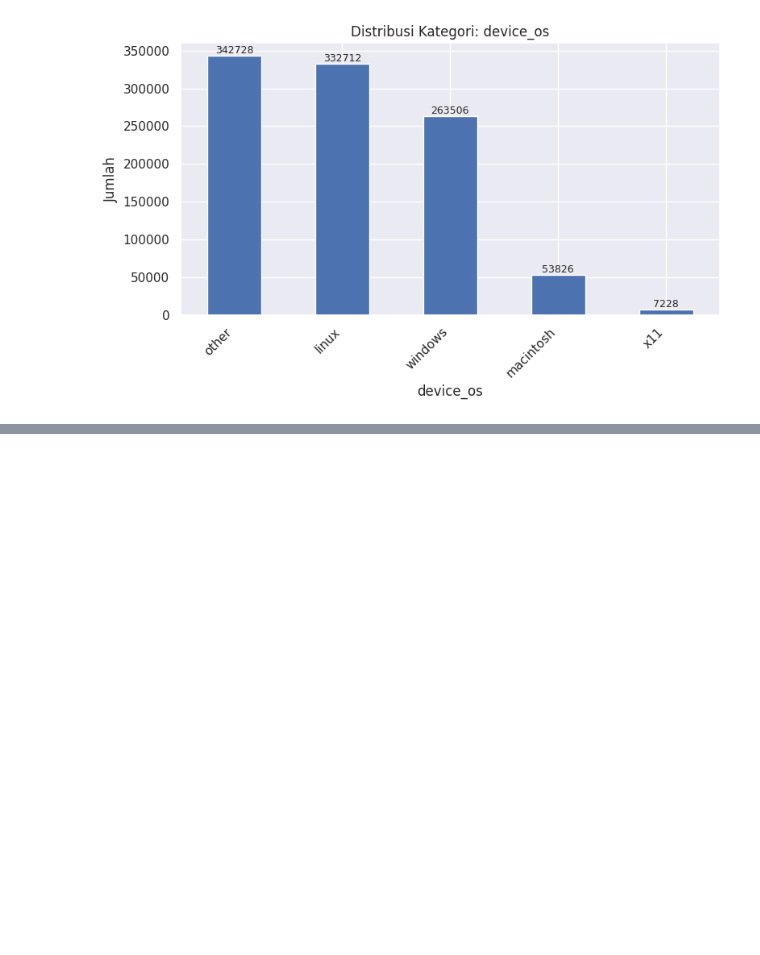
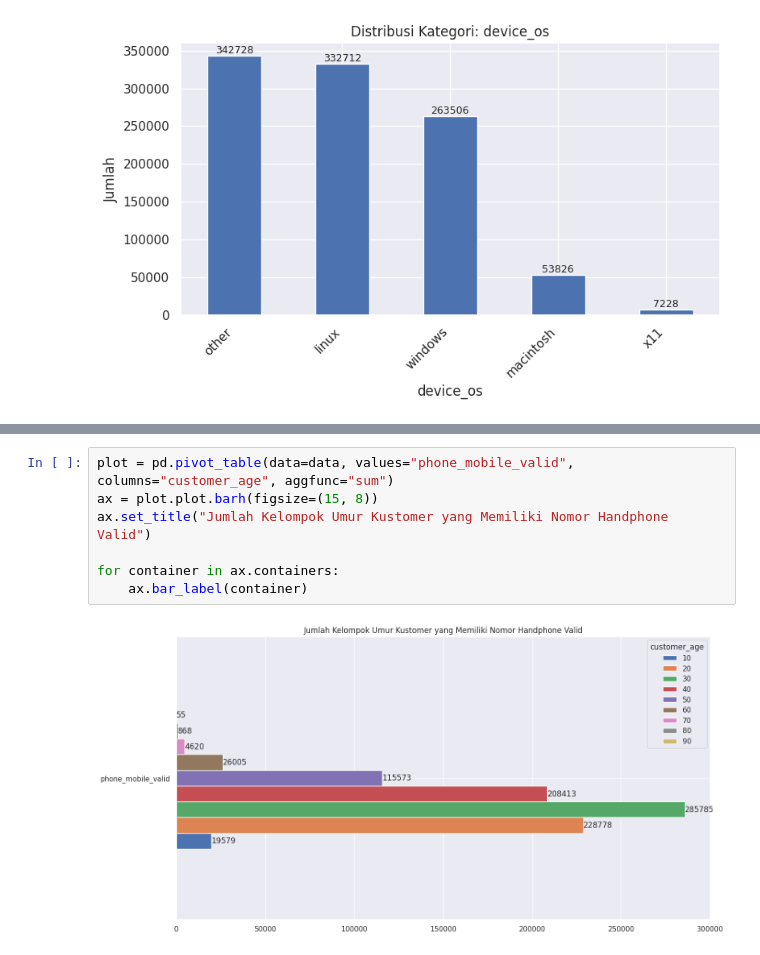
Before and after one commit to hendrimardani/bank_account_fraud_detection, a Jupyter notebook: notebook.ipynb, the cells around one changed output, grey strips where cells are left out. Cells and saved outputs as stored; diff of their text form; blank space fills up the shorter version.

```diff
--- a/notebook.ipynb
+++ b/notebook.ipynb
@@ -164,0 +206,9 @@ print_categories_features(data)
+# %%
+plot = pd.pivot_table(data=data, values="phone_mobile_valid", columns="customer_age", aggfunc="sum")
+ax = plot.plot.barh(figsize=(15, 8))
+ax.set_title("Jumlah Kelompok Umur Kustomer yang Memiliki Nomor Handphone Valid")
+
+for container in ax.containers:
+    ax.bar_label(container)
+# %% [output]
+[figure, added]
```
Also changed, not shown: parts of 9 cells of this notebook.
